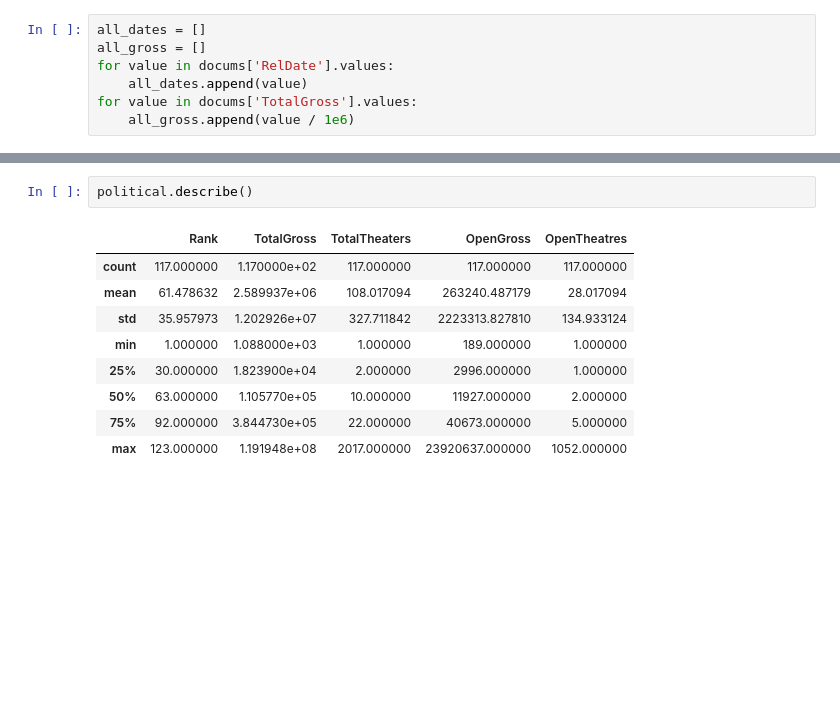
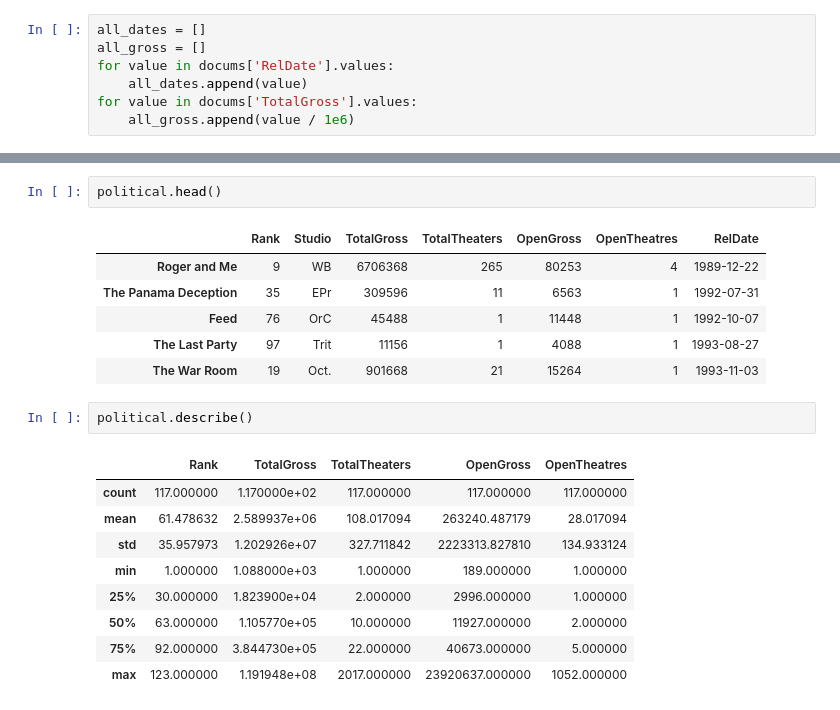
Before and after one commit to EmmanueleSalvati/ProjectLuther, a Jupyter notebook: Luther_tests.ipynb, the cells around one changed output, grey strips where cells are left out. Drawn from its saved outputs; the diff is of its cells as text; blank space fills up the shorter version.

```diff
--- a/Luther_tests.ipynb
+++ b/Luther_tests.ipynb
@@ -66,3 +69,12 @@ plt.savefig('/Users/es575/Metis/Projects/ProjectLuther/BoxOffice_docums_bydate.p
+# %%
+political.head()
+# %% [output]
+|  | Rank | Studio | TotalGross | TotalTheaters | OpenGross | OpenTheatres | RelDate |
+| Roger and Me | 9 | WB | 6706368 | 265 | 80253 | 4 | 1989-12-22 |
+| The Panama Deception | 35 | EPr | 309596 | 11 | 6563 | 1 | 1992-07-31 |
+| Feed | 76 | OrC | 45488 | 1 | 11448 | 1 | 1992-10-07 |
+| The Last Party | 97 | Trit | 11156 | 1 | 4088 | 1 | 1993-08-27 |
+| The War Room | 19 | Oct. | 901668 | 21 | 15264 | 1 | 1993-11-03 |
 # %%
 political.describe()
 # %% [output]
```
Also changed, not shown: parts of 6 cells of this notebook, 3 other files.
